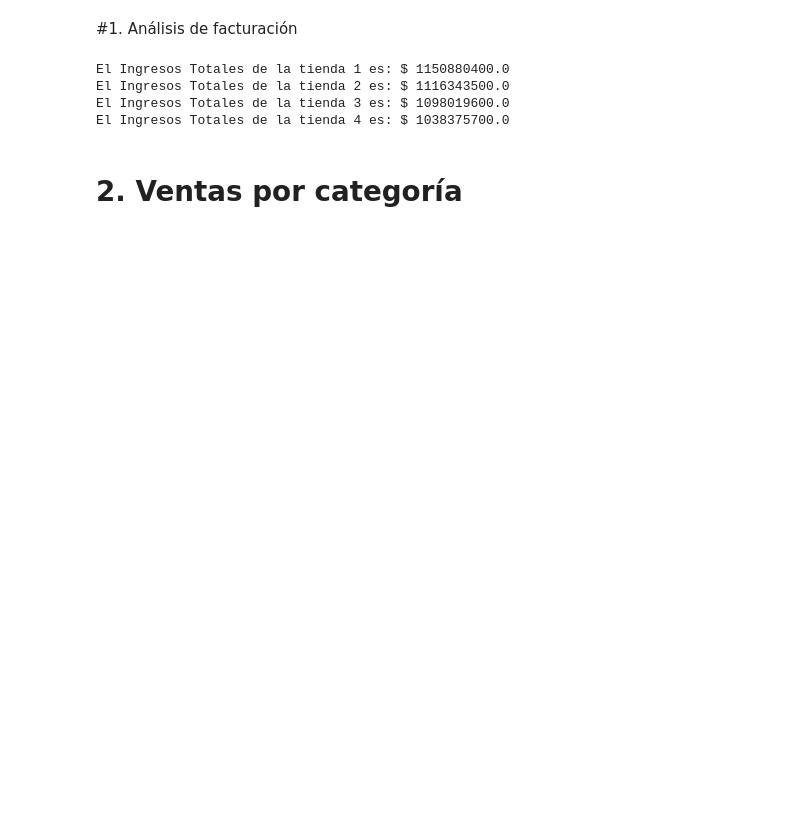
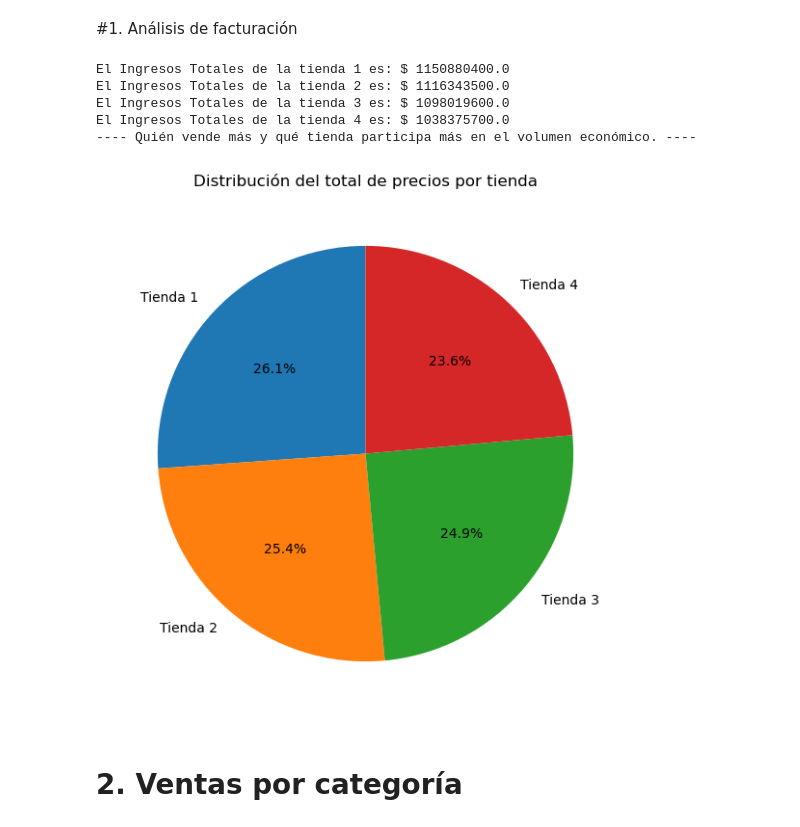
Before and after one commit to Pikuzt/challenge1-data-science-latam, a Jupyter notebook: AluraStoreLatam.ipynb, the cells around one changed output. Saved outputs shown, nothing was run; the diff lists cells and outputs as text; code cells hidden in the pictures; blank space fills up the shorter version.

```diff
--- a/AluraStoreLatam.ipynb
+++ b/AluraStoreLatam.ipynb
@@ -29,18 +31,37 @@ tienda.head()
 # %%
 precio_tienda = tienda["Precio"].sum()
 precio_tienda2 = tienda2["Precio"].sum()
 tienda3_precio = tienda3["Precio"].sum()
 tienda4_precio = tienda4["Precio"].sum()
 
 print("El Ingresos Totales de la tienda 1 es: $", precio_tienda)
 print("El Ingresos Totales de la tienda 2 es: $", precio_tienda2)
 print("El Ingresos Totales de la tienda 3 es: $", tienda3_precio)
 print("El Ingresos Totales de la tienda 4 es: $", tienda4_precio)
+
+tiendas = ["Tienda 1", "Tienda 2", "Tienda 3", "Tienda 4"]
+totales = [precio_tienda, precio_tienda2, tienda3_precio, tienda4_precio]
+
+print("---- Quién vende más y qué tienda participa más en el volumen económico. ----")
+
+
+plt.figure(figsize=(7,7))
+plt.pie(
+    totales,
+    labels=tiendas,
+    autopct="%1.1f%%",
+    startangle=90
+)
+
+plt.title("Distribución del total de precios por tienda")
+plt.show()
 # %% [output]
 El Ingresos Totales de la tienda 1 es: $ 1150880400.0
 El Ingresos Totales de la tienda 2 es: $ 1116343500.0
 El Ingresos Totales de la tienda 3 es: $ 1098019600.0
 El Ingresos Totales de la tienda 4 es: $ 1038375700.0
+---- Quién vende más y qué tienda participa más en el volumen económico. ----
+[figure, added]
 # %% [markdown]
 # 2. Ventas por categoría
 # %%
```
Also changed, not shown: parts of 16 cells of this notebook.
